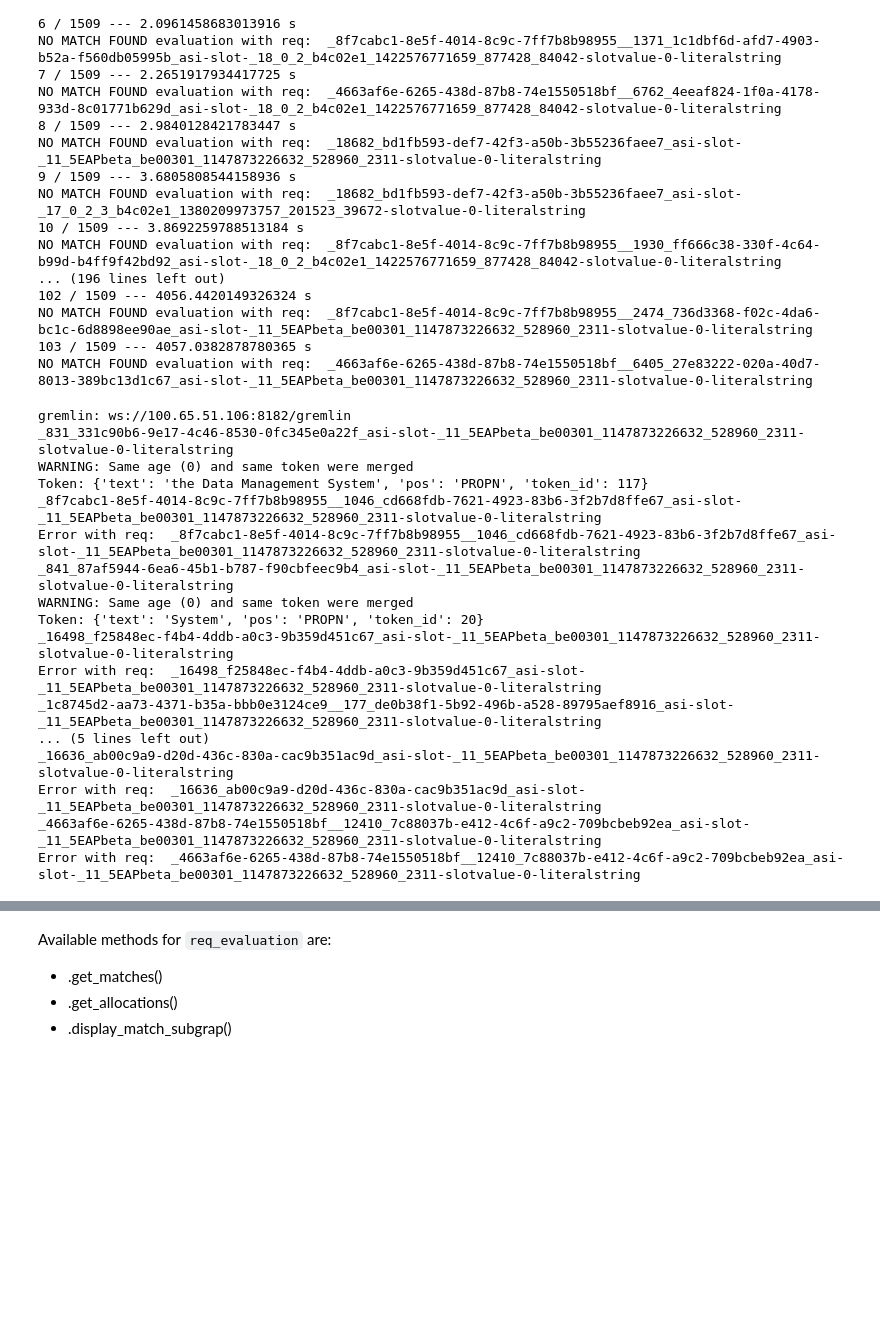
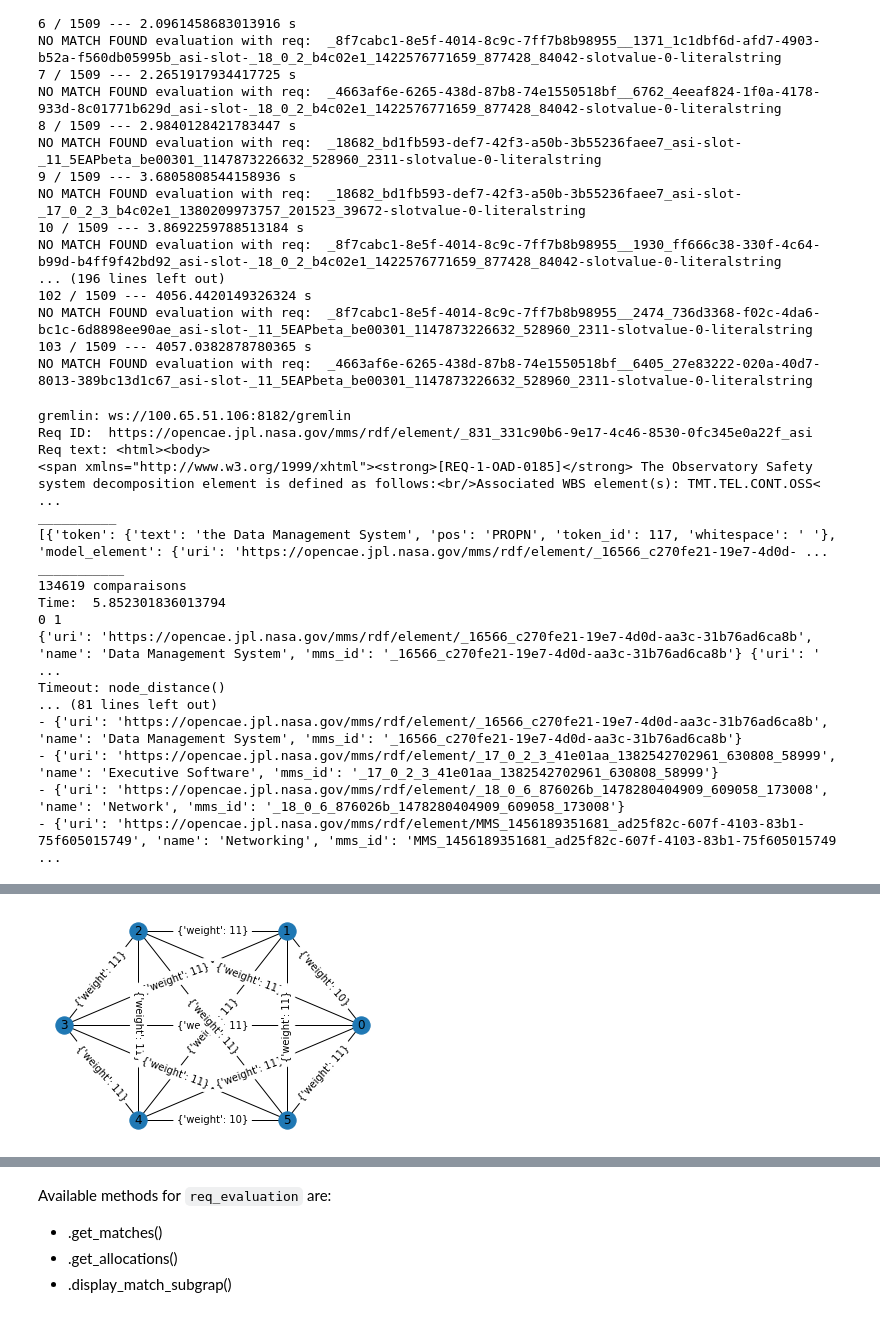
Before and after one commit to Open-MBEE/mms-autocref, a Jupyter notebook: mms-rdf.ipynb, the cells around one changed output, grey strips where cells are left out. Drawn from its saved outputs; the diff is of its cells as text; code cells hidden in the pictures; blank space fills up the shorter version.

```diff
--- a/mms-rdf.ipynb
+++ b/mms-rdf.ipynb
@@ -77,31 +83,26 @@ req_list = [
 # %%
 g = neptune.graphTraversal()
 
-for req_id in req_list:
-    print(req_id)
-    try:
-        req_evaluation = req_evaluator.evaluate_req_by_id(g,
-                                         req_id,
-                                         ref_targets,
-                                         pprint=False)
-        req_evaluation.insert_references(insert_blocks, insert_query)
-    except:
-        print('Error with req: ', req_id)
+req_evaluation = req_evaluator.evaluate_req_by_id(g,
+                                 '_831_331c90b6-9e17-4c46-8530-0fc345e0a22f_asi',
+                                 ref_targets,
+                                 pprint=True)
+req_evaluation.insert_references()
 # %% [output]
 gremlin: ws://100.65.51.106:8182/gremlin
-_831_331c90b6-9e17-4c46-8530-0fc345e0a22f_asi-slot-_11_5EAPbeta_be00301_1147873226632_528960_2311-slotvalue-0-literalstring
-WARNING: Same age (0) and same token were merged
-Token: {'text': 'the Data Management System', 'pos': 'PROPN', 'token_id': 117}
-_8f7cabc1-8e5f-4014-8c9c-7ff7b8b98955__1046_cd668fdb-7621-4923-83b6-3f2b7d8ffe67_asi-slot-_11_5EAPbeta_be00301_1147873226632_528960_2311-slotvalue-0-literalstring
-Error with req:  _8f7cabc1-8e5f-4014-8c9c-7ff7b8b98955__1046_cd668fdb-7621-4923-83b6-3f2b7d8ffe67_asi-slot-_11_5EAPbeta_be00301_1147873226632_528960_2311-slotvalue-0-literalstring
-_841_87af5944-6ea6-45b1-b787-f90cbfeec9b4_asi-slot-_11_5EAPbeta_be00301_1147873226632_528960_2311-slotvalue-0-literalstring
-WARNING: Same age (0) and same token were merged
-Token: {'text': 'System', 'pos': 'PROPN', 'token_id': 20}
-_16498_f25848ec-f4b4-4ddb-a0c3-9b359d451c67_asi-slot-_11_5EAPbeta_be00301_1147873226632_528960_2311-slotvalue-0-literalstring
-Error with req:  _16498_f25848ec-f4b4-4ddb-a0c3-9b359d451c67_asi-slot-_11_5EAPbeta_be00301_1147873226632_528960_2311-slotvalue-0-literalstring
-_1c8745d2-aa73-4371-b35a-bbb0e3124ce9__177_de0b38f1-5b92-496b-a528-89795aef8916_asi-slot-_11_5EAPbeta_be00301_1147873226632_528960_2311-slotvalue-0-literalstring
-... (5 lines left out)
-_16636_ab00c9a9-d20d-436c-830a-cac9b351ac9d_asi-slot-_11_5EAPbeta_be00301_1147873226632_528960_2311-slotvalue-0-literalstring
-Error with req:  _16636_ab00c9a9-d20d-436c-830a-cac9b351ac9d_asi-slot-_11_5EAPbeta_be00301_1147873226632_528960_2311-slotvalue-0-literalstring
-_4663af6e-6265-438d-87b8-74e1550518bf__12410_7c88037b-e412-4c6f-a9c2-709bcbeb92ea_asi-slot-_11_5EAPbeta_be00301_1147873226632_528960_2311-slotvalue-0-literalstring
-Error with req:  _4663af6e-6265-438d-87b8-74e1550518bf__12410_7c88037b-e412-4c6f-a9c2-709bcbeb92ea_asi-slot-_11_5EAPbeta_be00301_1147873226632_528960_2311-slotvalue-0-literalstring
+Req ID:  https://opencae.jpl.nasa.gov/mms/rdf/element/_831_331c90b6-9e17-4c46-8530-0fc345e0a22f_asi
+Req text: <html><body>
+<span xmlns="http://www.w3.org/1999/xhtml"><strong>[REQ-1-OAD-0185]</strong> The Observatory Safety system decomposition element is defined as follows:<br/>Associated WBS element(s): TMT.TEL.CONT.OSS< ...
+__________
+[{'token': {'text': 'the Data Management System', 'pos': 'PROPN', 'token_id': 117, 'whitespace': ' '}, 'model_element': {'uri': 'https://opencae.jpl.nasa.gov/mms/rdf/element/_16566_c270fe21-19e7-4d0d- ...
+___________
+134619 comparaisons
+Time:  5.852301836013794
+0 1
+{'uri': 'https://opencae.jpl.nasa.gov/mms/rdf/element/_16566_c270fe21-19e7-4d0d-aa3c-31b76ad6ca8b', 'name': 'Data Management System', 'mms_id': '_16566_c270fe21-19e7-4d0d-aa3c-31b76ad6ca8b'} {'uri': ' ...
+Timeout: node_distance()
+... (81 lines left out)
+- {'uri': 'https://opencae.jpl.nasa.gov/mms/rdf/element/_16566_c270fe21-19e7-4d0d-aa3c-31b76ad6ca8b', 'name': 'Data Management System', 'mms_id': '_16566_c270fe21-19e7-4d0d-aa3c-31b76ad6ca8b'}
+- {'uri': 'https://opencae.jpl.nasa.gov/mms/rdf/element/_17_0_2_3_41e01aa_1382542702961_630808_58999', 'name': 'Executive Software', 'mms_id': '_17_0_2_3_41e01aa_1382542702961_630808_58999'}
+- {'uri': 'https://opencae.jpl.nasa.gov/mms/rdf/element/_18_0_6_876026b_1478280404909_609058_173008', 'name': 'Network', 'mms_id': '_18_0_6_876026b_1478280404909_609058_173008'}
+- {'uri': 'https://opencae.jpl.nasa.gov/mms/rdf/element/MMS_1456189351681_ad25f82c-607f-4103-83b1-75f605015749', 'name': 'Networking', 'mms_id': 'MMS_1456189351681_ad25f82c-607f-4103-83b1-75f605015749 ...
@@ -107,0 +110 @@ Error with req:  _4663af6e-6265-438d-87b8-74e1550518bf__12410_7c88037b-e412-4c6f
+[figure, added]
```
Also changed, not shown: parts of 8 cells of this notebook, 2 other files.
